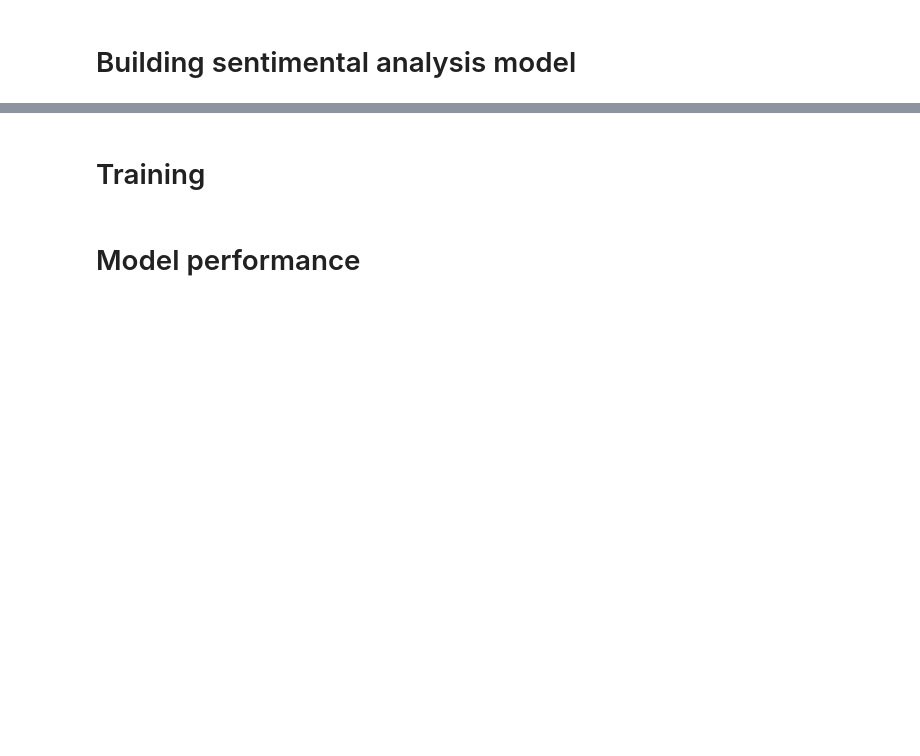
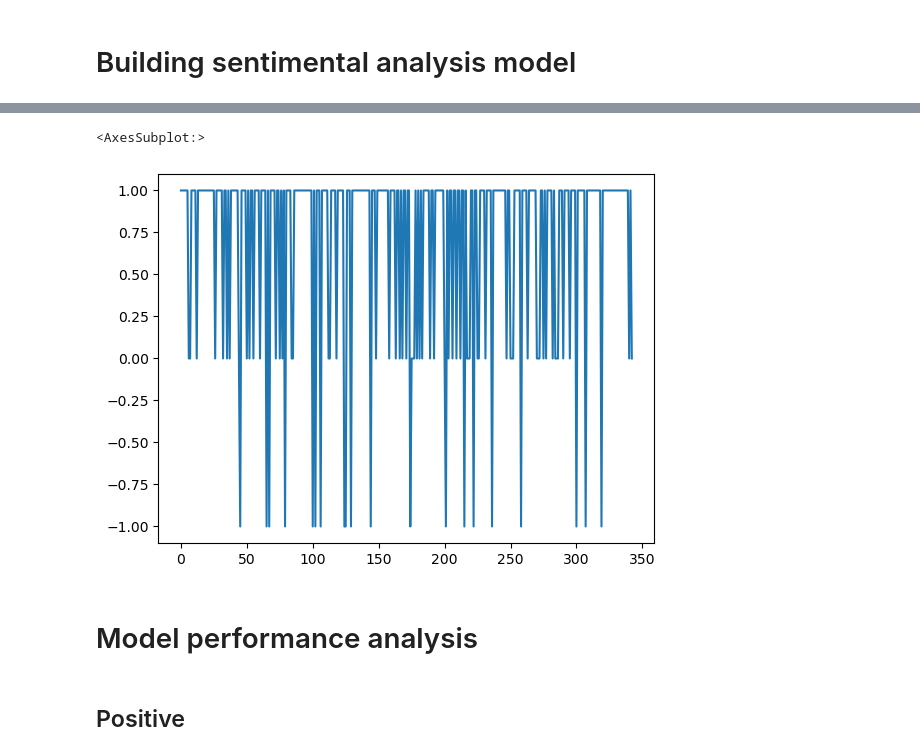
Before and after one commit to estavillo97/sentiment_analysis_model, a Jupyter notebook: JP Estavillo Sentiment Analysis Model.ipynb, the cells around one changed output, grey strips where cells are left out. Saved outputs shown, nothing was run; the diff lists cells and outputs as text; code cells hidden in the pictures; blank space fills up the shorter version.

```diff
--- a/JP Estavillo Sentiment Analysis Model.ipynb
+++ b/JP Estavillo Sentiment Analysis Model.ipynb
@@ -13,3 +12,23 @@ def process_data(data):
+# %%
+def process_data(data):
+    '''Returns processed data'''
+    # set the index with id to have a primary key
+    data = data.set_index('uniqId')
+
+
+    # take out not needed columns
+    processed_data = data
+    processed_data = processed_data.drop(columns=['Unnamed: 0', # we have already a better index
+                                                  'ProductUrl', # the url is not needed since it is bound the product
+                                                  'productTitle', # same with product Title
+                                                  'productPrice', # same with price
+                                                  'reviewAuthor', # name has no correlation with prediction
+                                                  'reviewAt', # date of review changes and is not useful for prediction
+                                                  'certifiedBuyer', # not useful since all are certified
+                                                  'scrapedAt', # not useful because has nothing to do with the review itself
+                                                  'reviewerLocation', # not useful with this amount of data
+                                                  'averageRating']) # not useful since all are the same value
+    return processed_data
 # %%
 data = pd.read_csv('flipkart_review_data_2022_02.csv')
 data = process_data(data)
@@ -43,2 +112,9 @@ def predict_review(review):
+# %%
+data.prediction.plot()
+# %% [output]
+<AxesSubplot:>
+[figure, added]
+# %% [markdown]
+# Model performance analysis
 # %% [markdown]
-# Training
+## Positive
@@ -47,2 +120,0 @@ train, test =
-# %% [markdown]
-# Model performance
```
Also changed, not shown: parts of 25 cells of this notebook.
